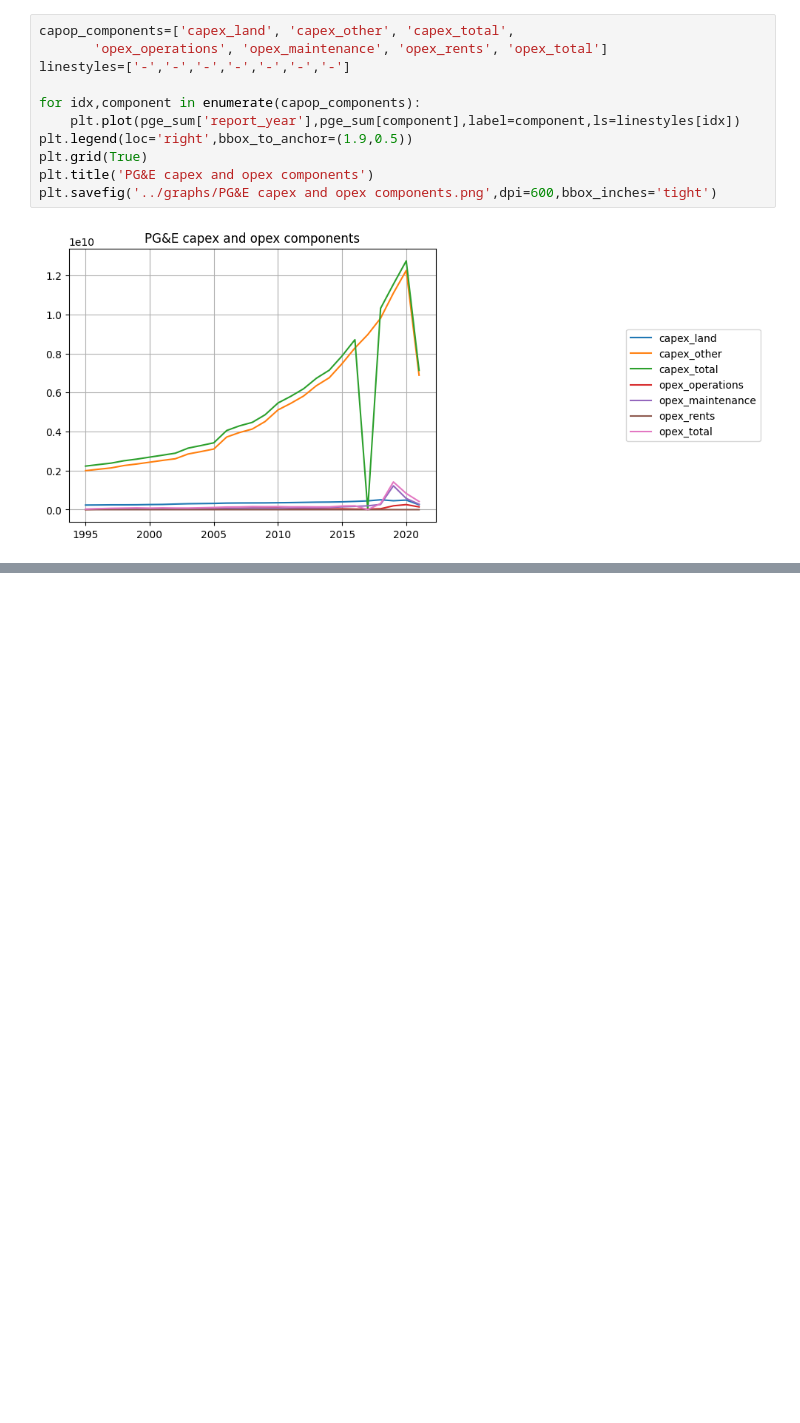
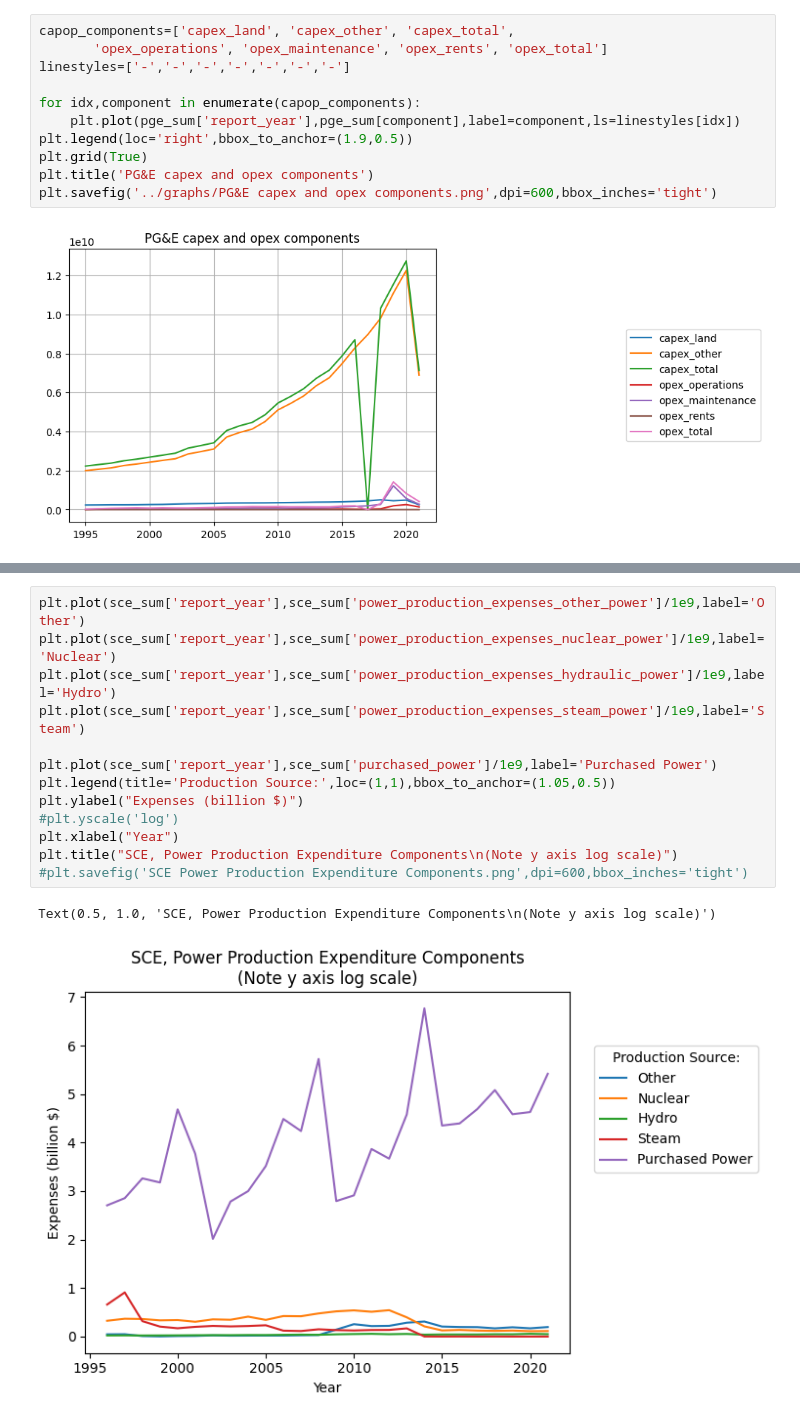
Before and after one commit to rayansud/UtilExpenses, a Jupyter notebook: code/analysis.ipynb, the cells around one changed output, grey strips where cells are left out. Drawn from its saved outputs; the diff is of its cells as text; blank space fills up the shorter version.

```diff
--- a/code/analysis.ipynb
+++ b/code/analysis.ipynb
@@ -485,0 +578,16 @@ sce[sce['report_year']>=2016][['distribution_expenses','report_year']]
+# %%
+plt.plot(sce_sum['report_year'],sce_sum['power_production_expenses_other_power']/1e9,label='Other')
+plt.plot(sce_sum['report_year'],sce_sum['power_production_expenses_nuclear_power']/1e9,label='Nuclear')
+plt.plot(sce_sum['report_year'],sce_sum['power_production_expenses_hydraulic_power']/1e9,label='Hydro')
+plt.plot(sce_sum['report_year'],sce_sum['power_production_expenses_steam_power']/1e9,label='Steam')
+
+plt.plot(sce_sum['report_year'],sce_sum['purchased_power']/1e9,label='Purchased Power')
+plt.legend(title='Production Source:',loc=(1,1),bbox_to_anchor=(1.05,0.5))
+plt.ylabel("Expenses (billion $)")
+#plt.yscale('log')
+plt.xlabel("Year")
+plt.title("SCE, Power Production Expenditure Components\n(Note y axis log scale)")
+#plt.savefig('SCE Power Production Expenditure Components.png',dpi=600,bbox_inches='tight')
+# %% [output]
+Text(0.5, 1.0, 'SCE, Power Production Expenditure Components\n(Note y axis log scale)')
+[figure, added]
```
Also changed, not shown: parts of 11 cells of this notebook, 5 other files.
